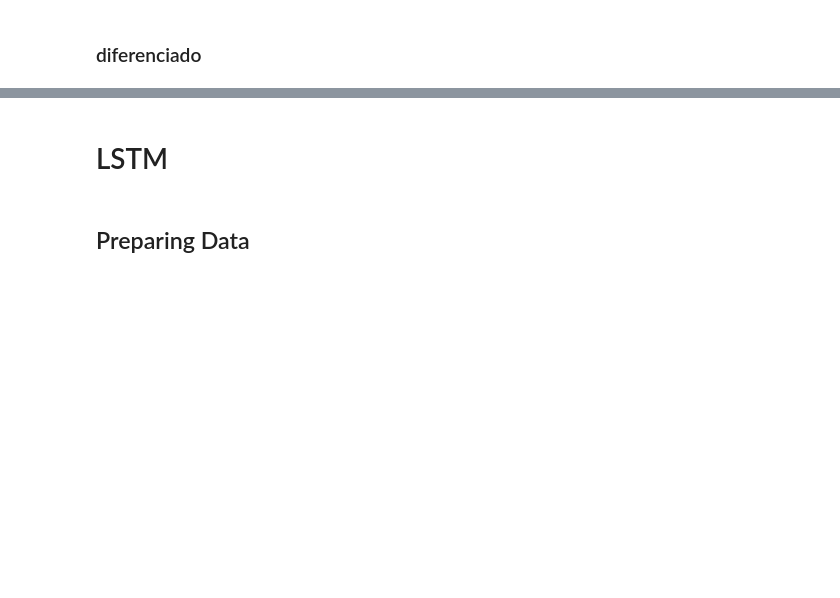
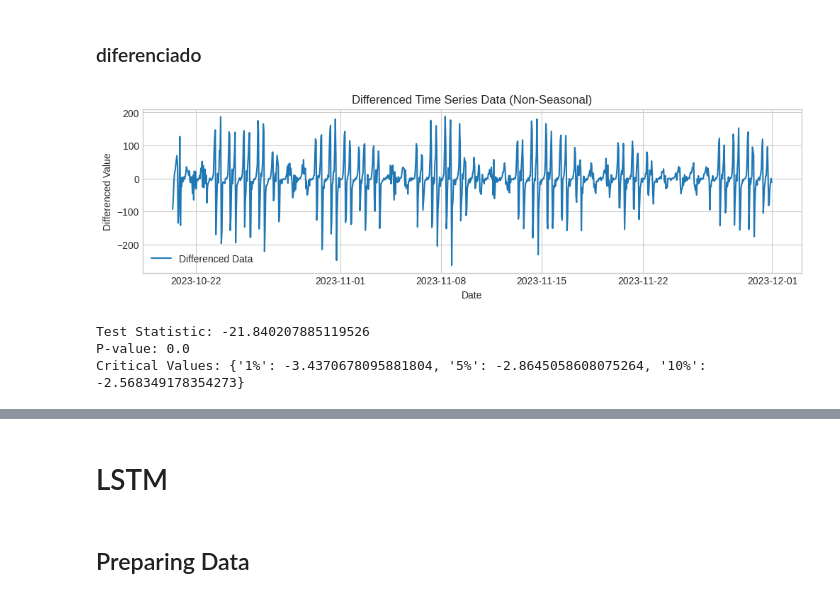
Before and after one commit to KevinrealG/Series_de_tiempo, a Jupyter notebook: 02_Aplying_arima_lstm.ipynb, the cells around one changed output, grey strips where cells are left out. Saved outputs shown, nothing was run; the diff lists cells and outputs as text; code cells hidden in the pictures; blank space fills up the shorter version.

```diff
--- a/02_Aplying_arima_lstm.ipynb
+++ b/02_Aplying_arima_lstm.ipynb
@@ -251,2 +310,28 @@ plt.show()
 # %% [markdown]
 ### diferenciado
+# %%
+# First, try regular differencing (non-seasonal)
+y_diff = y.diff().dropna()
+
+# Plot the differenced data
+plt.figure(figsize=(12, 3))
+plt.plot(y_diff, label='Differenced Data')
+plt.title('Differenced Time Series Data (Non-Seasonal)')
+plt.xlabel('Date')
+plt.ylabel('Differenced Value')
+plt.legend()
+plt.show()
+# %% [output]
+[figure, added]
+# %%
+# Perform Augmented Dickey-Fuller test
+result_adf_diff = adfuller(y_diff)
+
+# Print the test statistic and p-value
+print(f'Test Statistic: {result_adf_diff[0]}')
+print(f'P-value: {result_adf_diff[1]}')
+print(f'Critical Values: {result_adf_diff[4]}')
+# %% [output]
+Test Statistic: -21.840207885119526
+P-value: 0.0
+Critical Values: {'1%': -3.4370678095881804, '5%': -2.8645058608075264, '10%': -2.568349178354273}
```
Also changed, not shown: parts of 16 cells of this notebook.
